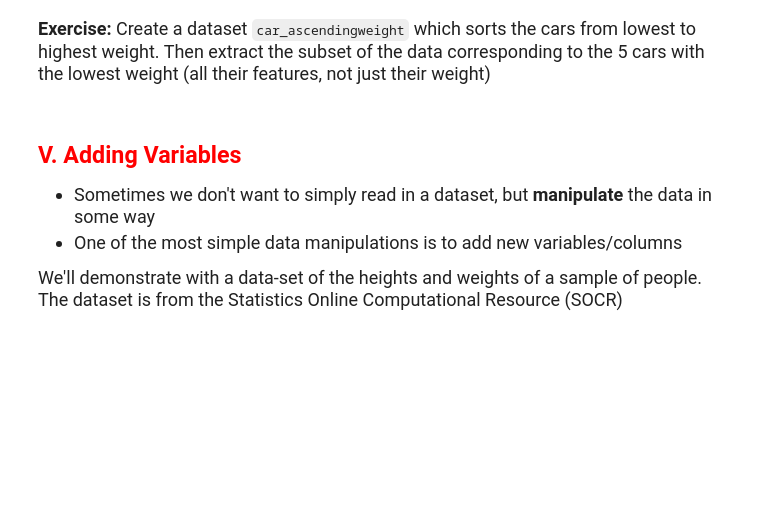
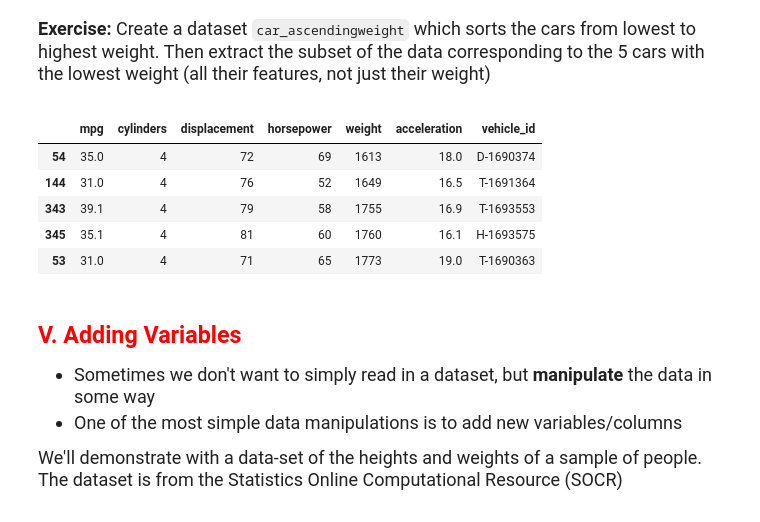
Before and after one commit to yu7635883/datasci151fall2026, a Jupyter notebook: lecture_08_pandas/Lecture08.ipynb, the cells around one changed output. Cells and saved outputs as stored; diff of their text form; code cells hidden in the pictures; blank space fills up the shorter version.

```diff
--- a/lecture_08_pandas/Lecture08.ipynb
+++ b/lecture_08_pandas/Lecture08.ipynb
@@ -756,6 +860,15 @@ Works similarly for blocks of columns, or blocks of both rows and columns
 **Exercise:** Create a dataset ``car_ascendingweight`` which sorts the cars from lowest to highest weight. Then extract the subset of the data corresponding to the 5 cars with the lowest weight (all their features, not just their weight)
 # %%
 # your answer here
+car_ascendingweight=carfeatures.sort_values(by="weight", ascending=True)
+display(car_ascendingweight.iloc[:5,:])
+# %% [output]
+|  | mpg | cylinders | displacement | horsepower | weight | acceleration | vehicle_id |
+| 54 | 35.0 | 4 | 72 | 69 | 1613 | 18.0 | D-1690374 |
+| 144 | 31.0 | 4 | 76 | 52 | 1649 | 16.5 | T-1691364 |
+| 343 | 39.1 | 4 | 79 | 58 | 1755 | 16.9 | T-1693553 |
+| 345 | 35.1 | 4 | 81 | 60 | 1760 | 16.1 | H-1693575 |
+| 53 | 31.0 | 4 | 71 | 65 | 1773 | 19.0 | T-1690363 |
 # %% [markdown]
 ## <span style="color:red"> V. Adding Variables </span>
 
```
Also changed, not shown: parts of 11 cells of this notebook, 4 other files.
